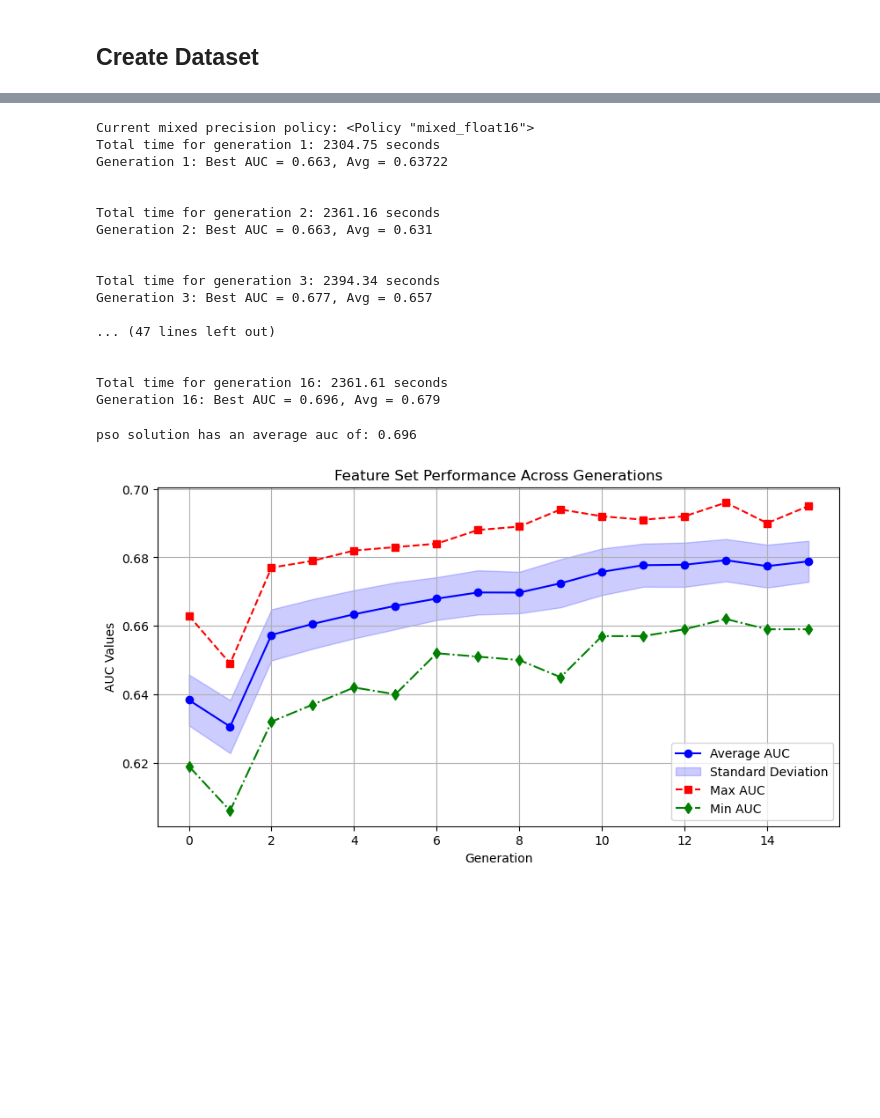
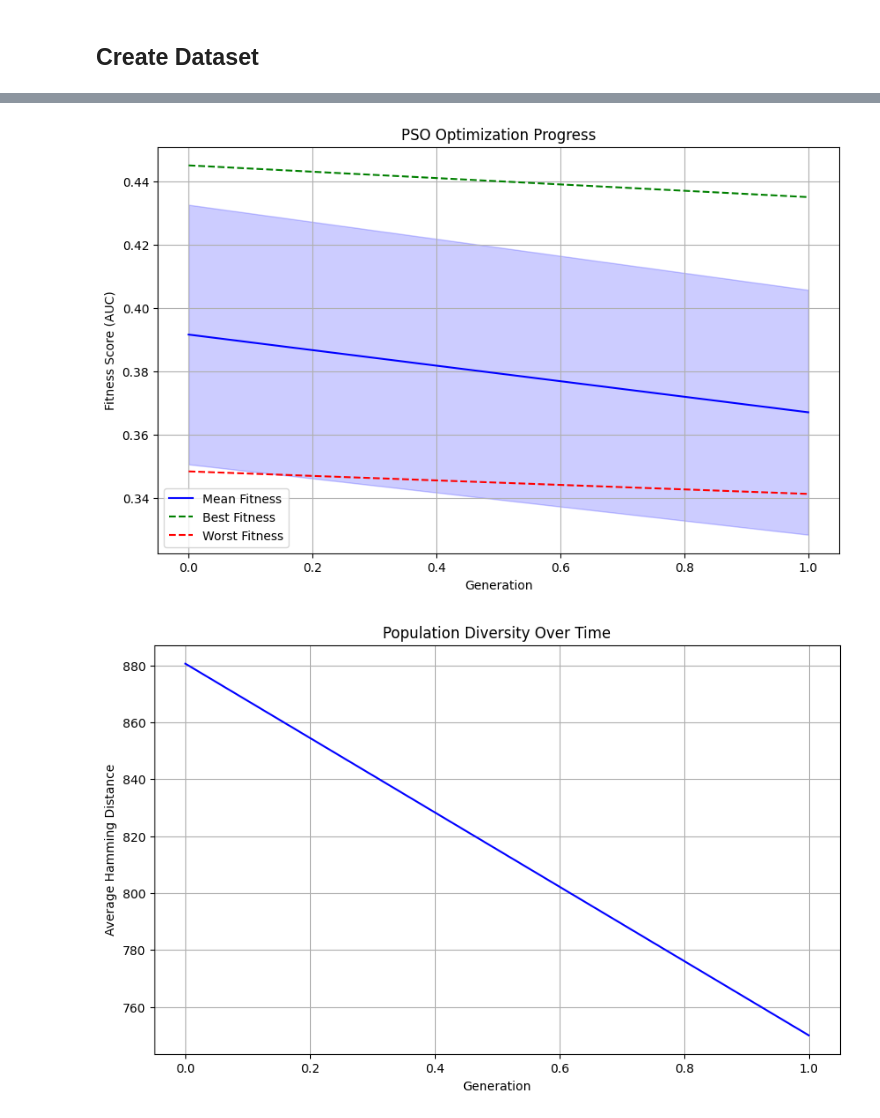
Before and after one commit to dottipr/PAGEpy, a Jupyter notebook: example_notebooks/bulk_walkthrough.ipynb, the cells around one changed output, grey strips where cells are left out. Drawn from its saved outputs; the diff is of its cells as text; code cells hidden in the pictures; blank space fills up the shorter version.

```diff
--- a/example_notebooks/bulk_walkthrough.ipynb
+++ b/example_notebooks/bulk_walkthrough.ipynb
@@ -61,35 +162,12 @@ max test auc: 0.67
 # %%
-# select and optimized subset from the current set of features using the binary_pso function
-best_solution, best_fitness = pso.binary_pso(
-    current_genes, current_data, 200, 15,  C1=2, C2=1.5)
+# the results of pso optimizatoin can be monitored
+loaded_fitness_scores = pd.read_pickle("pso_fitness_scores.pkl")
+loaded_particle_history = pd.read_pickle("pso_particle_history.pkl")
-# %% [output]
-Current mixed precision policy: <Policy "mixed_float16">
-Total time for generation 1: 2304.75 seconds
-Generation 1: Best AUC = 0.663, Avg = 0.63722
-
-
-Total time for generation 2: 2361.16 seconds
-Generation 2: Best AUC = 0.663, Avg = 0.631
-
-
-Total time for generation 3: 2394.34 seconds
-Generation 3: Best AUC = 0.677, Avg = 0.657
-
-... (47 lines left out)
-
-
-Total time for generation 16: 2361.61 seconds
-Generation 16: Best AUC = 0.696, Avg = 0.679
-# %%
-# check the result
-print(f'pso solution has an average auc of: {best_fitness}')
-# %% [output]
-pso solution has an average auc of: 0.696
 # %%
-# monitor the progress made by the binray pso function
-pso_df = pd.read_pickle("pso_fitness_scores.pkl")
-pso_dict = pd.read_pickle("pso_particle_history.pkl")
-
-PAGEpy_plot.plot_pso_row_averages(pso_df)
+plot_functions.plot_pso_fitness_evolution(loaded_fitness_scores)
+plot_functions.plot_population_diversity(loaded_particle_history)
+plot_functions.plot_feature_selection_frequency(
+    loaded_particle_history)
 # %% [output]
-[figure, old version]
+[figure, new version]
+[figure, added]
```
Also changed, not shown: parts of 18 cells of this notebook, 6 other files.
